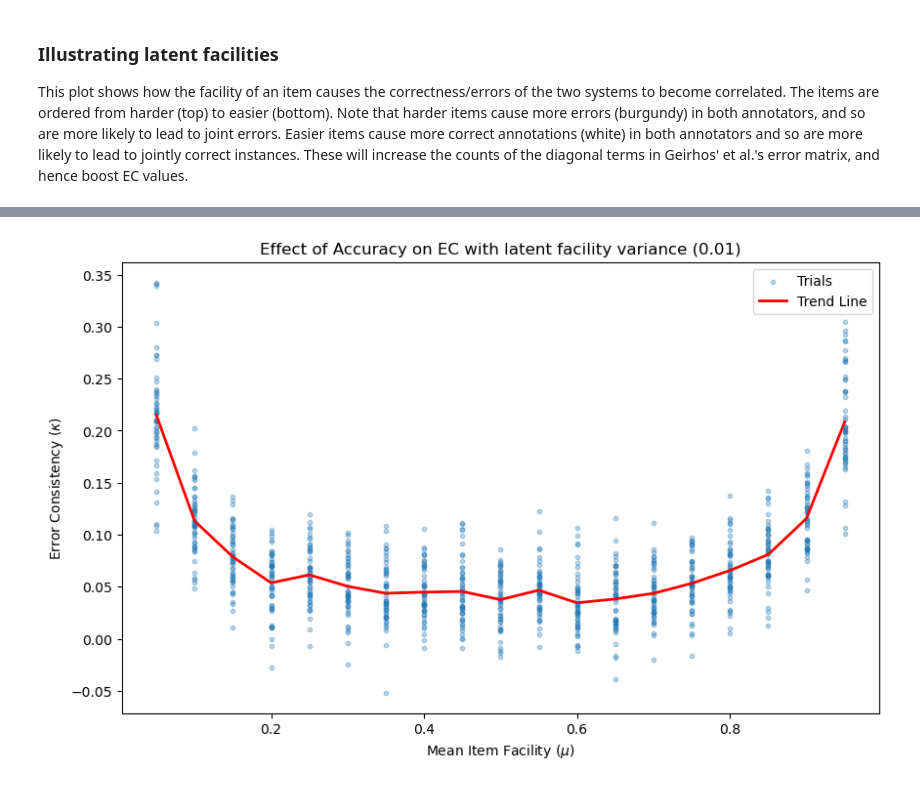
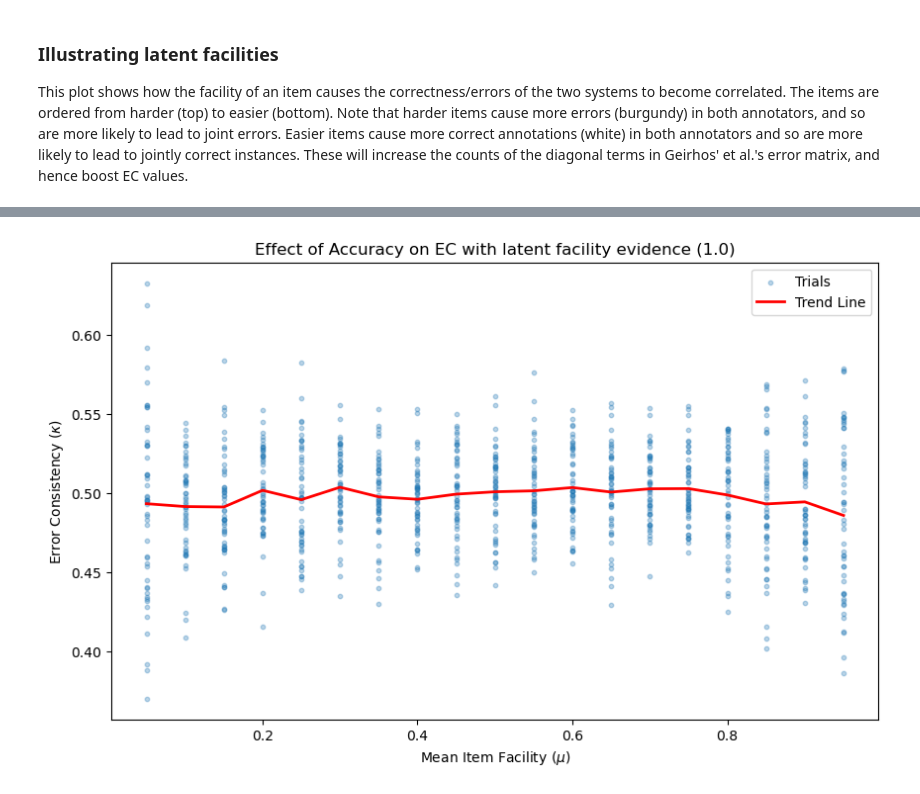
Before and after one commit to lukedickens/alignsim, a Jupyter notebook: notebooks/error_consistency_experiments.ipynb, the cells around one changed output, grey strips where cells are left out. Drawn from its saved outputs; the diff is of its cells as text; code cells hidden in the pictures.

```diff
--- a/notebooks/error_consistency_experiments.ipynb
+++ b/notebooks/error_consistency_experiments.ipynb
@@ -198,12 +300,12 @@ plot_latent_facility_ec_experiment(
 # %%
-fixed_variance = 0.01
-df_sim = run_facility_experiment(means, fixed_variance, N=N, n_trials=n_trials)
+fixed_evidence = 1.0
+df_sim = run_fixed_evidence_latent_facility_experiment(means, fixed_evidence, N=N, n_trials=n_trials)
 
 plot_latent_facility_ec_experiment(
         df_sim,
-        fixed_variance,
+        evidence=fixed_evidence,
         figsize=(10, 6)
 )
 # %% [output]
-[figure, old version]
+[figure, new version]
 # %%
```
Also changed, not shown: parts of 19 cells of this notebook, 3 other files.
